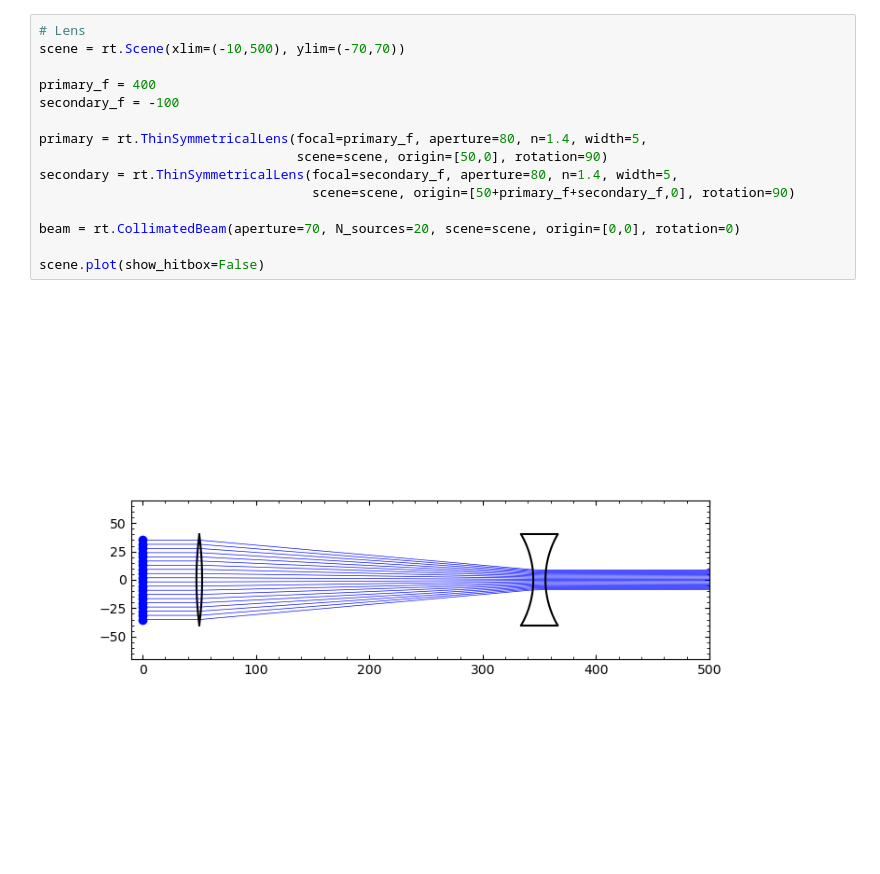
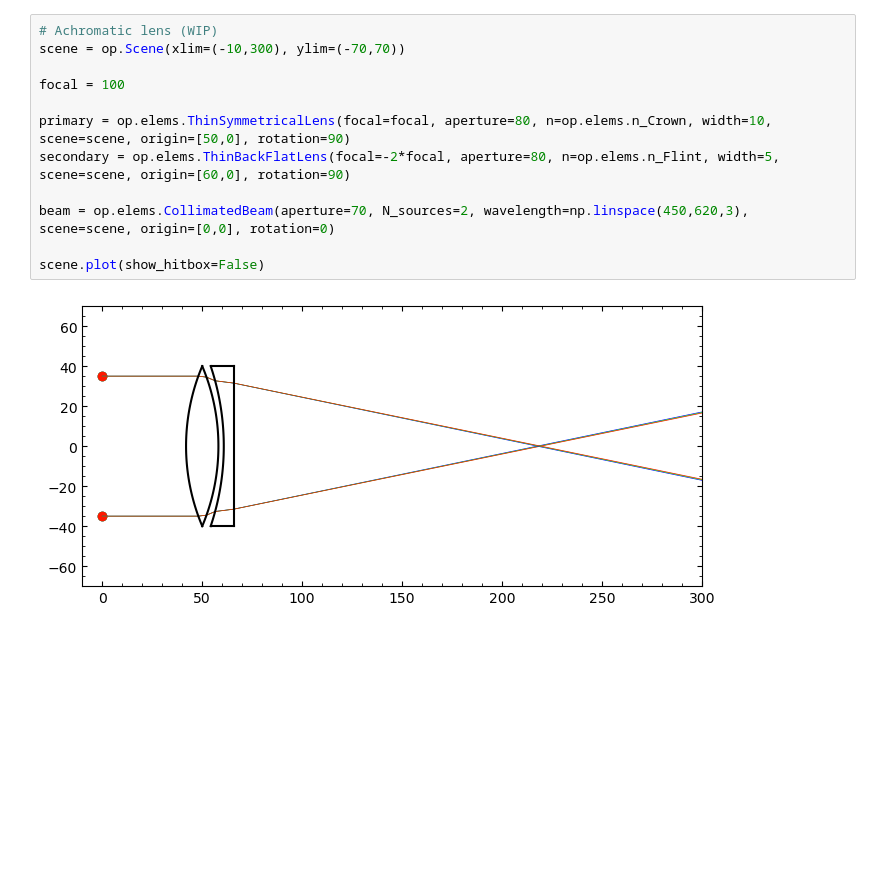
Before and after one commit to AstroAure/Opticalpy, a Jupyter notebook: Demo.ipynb, the cells around one changed output. Cells and saved outputs as stored; diff of their text form; blank space fills up the shorter version.

```diff
--- a/Demo.ipynb
+++ b/Demo.ipynb
@@ -25,17 +185,14 @@ scene.plot(show_hitbox=False)
 # %%
-# Lens
-scene = rt.Scene(xlim=(-10,500), ylim=(-70,70))
+# Achromatic lens (WIP)
+scene = op.Scene(xlim=(-10,300), ylim=(-70,70))
 
-primary_f = 400
-secondary_f = -100
+focal = 100
 
-primary = rt.ThinSymmetricalLens(focal=primary_f, aperture=80, n=1.4, width=5,
-                                 scene=scene, origin=[50,0], rotation=90)
-secondary = rt.ThinSymmetricalLens(focal=secondary_f, aperture=80, n=1.4, width=5,
-                                   scene=scene, origin=[50+primary_f+secondary_f,0], rotation=90)
+primary = op.elems.ThinSymmetricalLens(focal=focal, aperture=80, n=op.elems.n_Crown, width=10, scene=scene, origin=[50,0], rotation=90)
+secondary = op.elems.ThinBackFlatLens(focal=-2*focal, aperture=80, n=op.elems.n_Flint, width=5, scene=scene, origin=[60,0], rotation=90)
 
-beam = rt.CollimatedBeam(aperture=70, N_sources=20, scene=scene, origin=[0,0], rotation=0)
+beam = op.elems.CollimatedBeam(aperture=70, N_sources=2, wavelength=np.linspace(450,620,3), scene=scene, origin=[0,0], rotation=0)
 
 scene.plot(show_hitbox=False)
 # %% [output]
-[figure, old version]
+[figure, new version]
```
Also changed, not shown: parts of 15 cells of this notebook, 19 other files.
